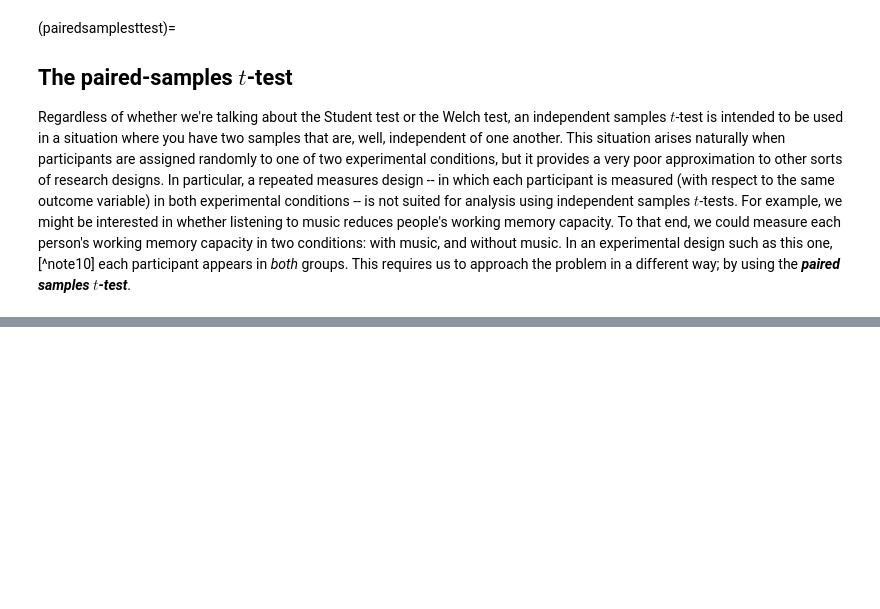
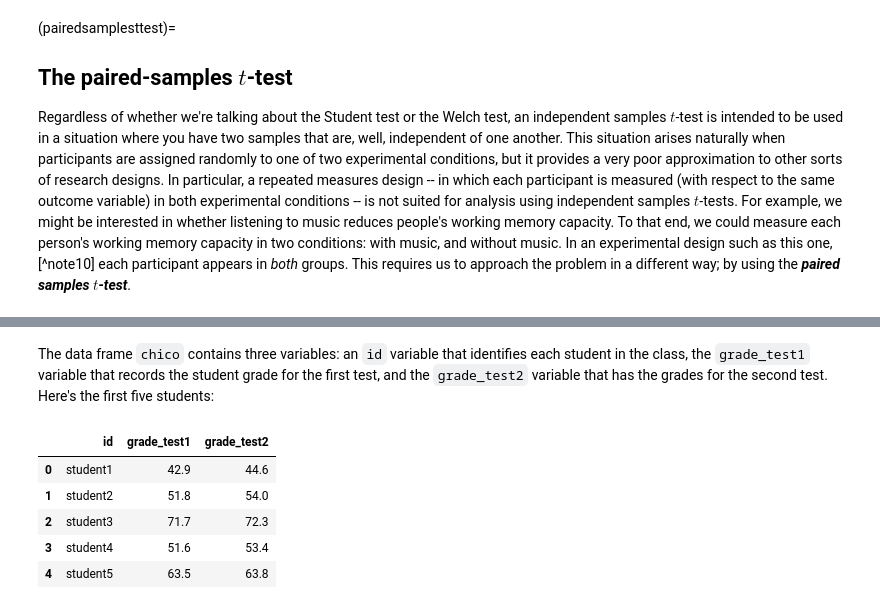
Before and after one commit to ethanweed/pythonbook, a Jupyter notebook: Book/_build/jupyter_execute/05.02-ttest.ipynb, the cells around one changed output, grey strips where cells are left out. Cells and saved outputs as stored; diff of their text form; code cells hidden in the pictures; blank space fills up the shorter version.

```diff
--- a/Book/_build/jupyter_execute/05.02-ttest.ipynb
+++ b/Book/_build/jupyter_execute/05.02-ttest.ipynb
@@ -1485,0 +906,11 @@ wilcox.test( x = happiness$after,
+# %% [markdown]
+The data frame `chico` contains three variables: an `id` variable that identifies each student in the class, the `grade_test1` variable that records the student grade for the first test, and the `grade_test2` variable that has the grades for the second test. Here's the first five students:
+# %%
+df.head()
+# %% [output]
+|  | id | grade_test1 | grade_test2 |
+| 0 | student1 | 42.9 | 44.6 |
+| 1 | student2 | 51.8 | 54.0 |
+| 2 | student3 | 71.7 | 72.3 |
+| 3 | student4 | 51.6 | 53.4 |
+| 4 | student5 | 63.5 | 63.8 |
```
Also changed, not shown: parts of 49 cells of this notebook, 32 other files.
